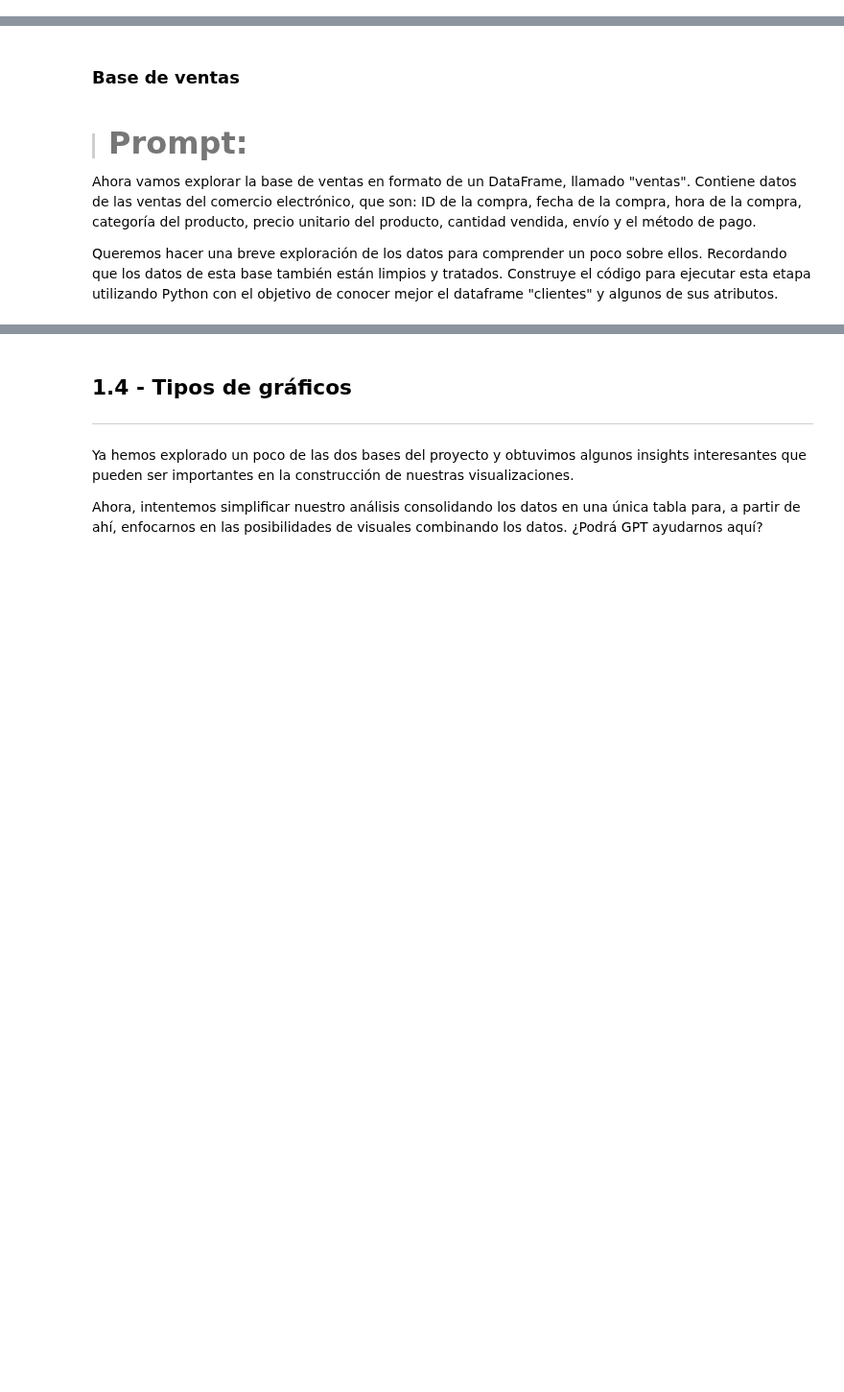
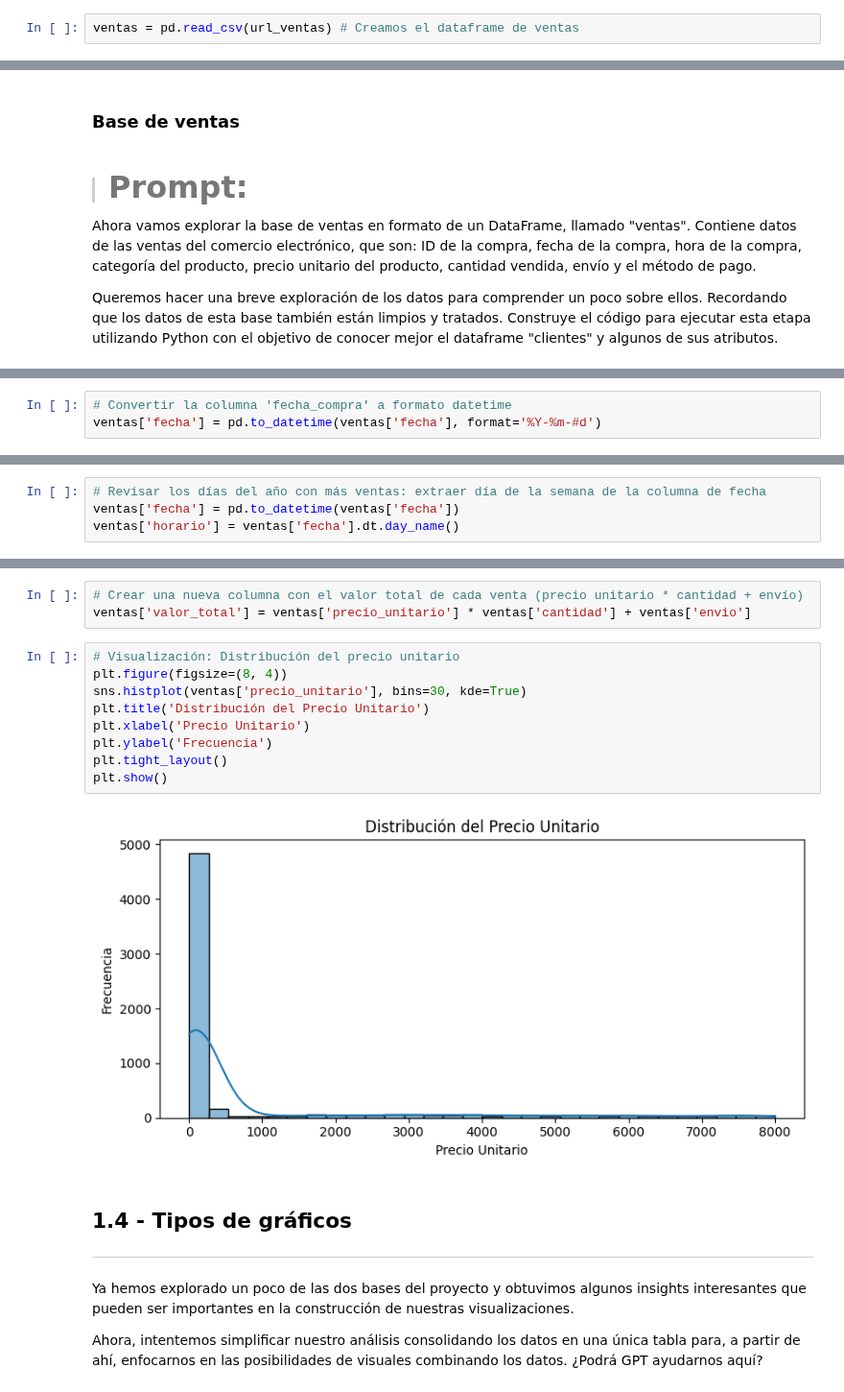
Before and after one commit to Starleen1996/Pandas-E-S, a Jupyter notebook: IA_aplicada_a_ciencia_de_datos.ipynb, the cells around one changed output, grey strips where cells are left out. Shown at 96% size. Saved outputs shown, nothing was run; the diff lists cells and outputs as text; blank space fills up the shorter version.

```diff
--- a/IA_aplicada_a_ciencia_de_datos.ipynb
+++ b/IA_aplicada_a_ciencia_de_datos.ipynb
@@ -46,0 +73,2 @@ Después de esta etapa, vamos a crear 2 dataframes con los datos de los clientes
+# %%
+ventas = pd.read_csv(url_ventas) # Creamos el dataframe de ventas
@@ -72,0 +238,3 @@ Queremos hacer una breve exploración de los datos para comprender un poco sobre
+# %%
+# Convertir la columna 'fecha_compra' a formato datetime
+ventas['fecha'] = pd.to_datetime(ventas['fecha'], format='%Y-%m-#d')
@@ -72,0 +307,4 @@ Queremos hacer una breve exploración de los datos para comprender un poco sobre
+# %%
+# Revisar los días del año con más ventas: extraer día de la semana de la columna de fecha
+ventas['fecha'] = pd.to_datetime(ventas['fecha'])
+ventas['horario'] = ventas['fecha'].dt.day_name()
@@ -73,3 +324,17 @@ Queremos hacer una breve exploración de los datos para comprender un poco sobre
+# %%
+# Crear una nueva columna con el valor total de cada venta (precio unitario * cantidad + envío)
+ventas['valor_total'] = ventas['precio_unitario'] * ventas['cantidad'] + ventas['envio']
+# %%
+# Visualización: Distribución del precio unitario
+plt.figure(figsize=(8, 4))
+sns.histplot(ventas['precio_unitario'], bins=30, kde=True)
+plt.title('Distribución del Precio Unitario')
+plt.xlabel('Precio Unitario')
+plt.ylabel('Frecuencia')
+plt.tight_layout()
+plt.show()
+# %% [output]
+[figure, added]
 # %% [markdown]
 ## **1.4 - Tipos de gráficos**
 
```
Also changed, not shown: parts of 22 cells of this notebook.
